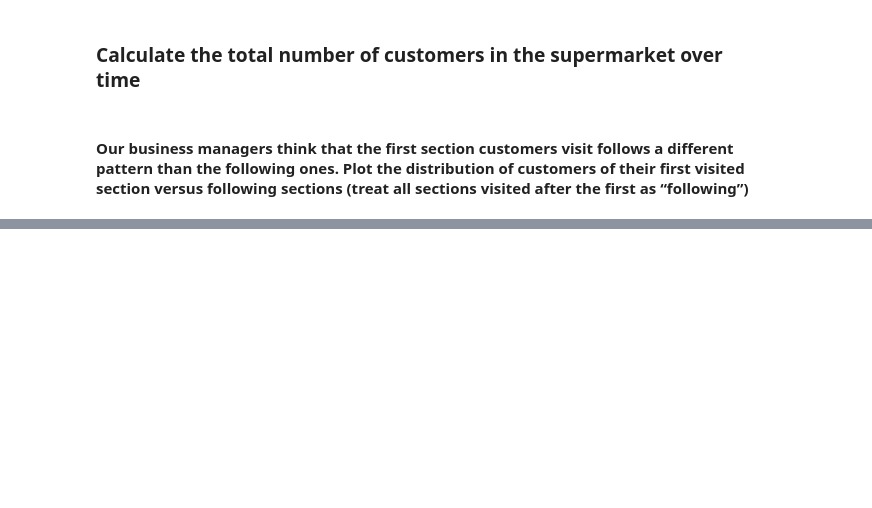
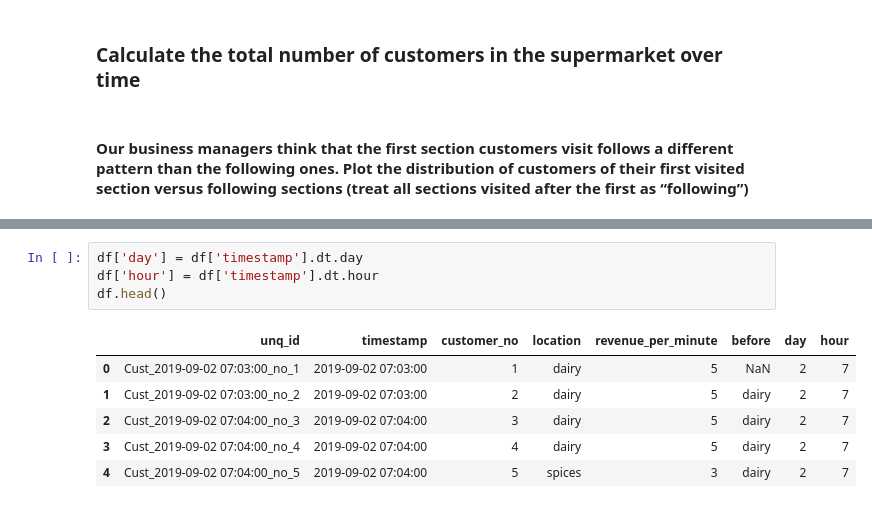
Before and after one commit to Krystana/KMP-simulation, a Jupyter notebook: simpro_01_EDA_Murat.ipynb, the cells around one changed output, grey strips where cells are left out. Drawn from its saved outputs; the diff is of its cells as text; blank space fills up the shorter version.

```diff
--- a/simpro_01_EDA_Murat.ipynb
+++ b/simpro_01_EDA_Murat.ipynb
@@ -26,0 +48,11 @@ df.tail()
+# %%
+df['day'] = df['timestamp'].dt.day
+df['hour'] = df['timestamp'].dt.hour
+df.head()
+# %% [output]
+|  | unq_id | timestamp | customer_no | location | revenue_per_minute | before | day | hour |
+| 0 | Cust_2019-09-02 07:03:00_no_1 | 2019-09-02 07:03:00 | 1 | dairy | 5 | NaN | 2 | 7 |
+| 1 | Cust_2019-09-02 07:03:00_no_2 | 2019-09-02 07:03:00 | 2 | dairy | 5 | dairy | 2 | 7 |
+| 2 | Cust_2019-09-02 07:04:00_no_3 | 2019-09-02 07:04:00 | 3 | dairy | 5 | dairy | 2 | 7 |
+| 3 | Cust_2019-09-02 07:04:00_no_4 | 2019-09-02 07:04:00 | 4 | dairy | 5 | dairy | 2 | 7 |
+| 4 | Cust_2019-09-02 07:04:00_no_5 | 2019-09-02 07:04:00 | 5 | spices | 3 | dairy | 2 | 7 |
```
Also changed, not shown: parts of 12 cells of this notebook, 4 other files.
